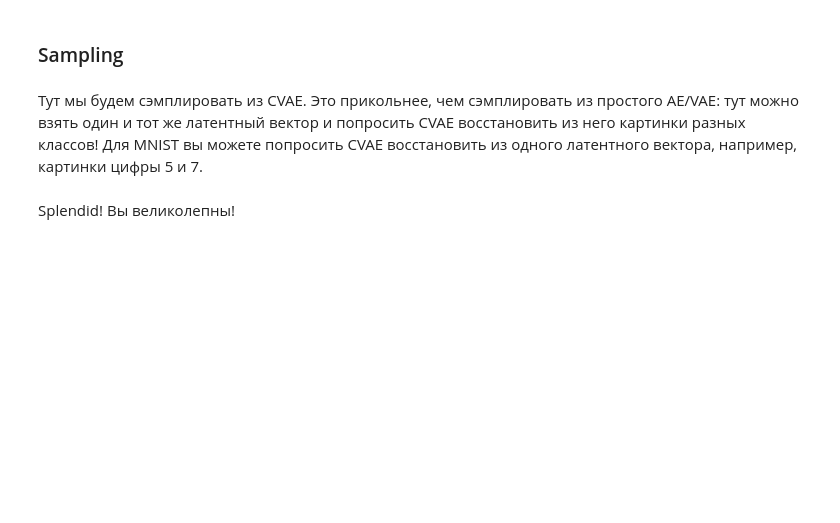
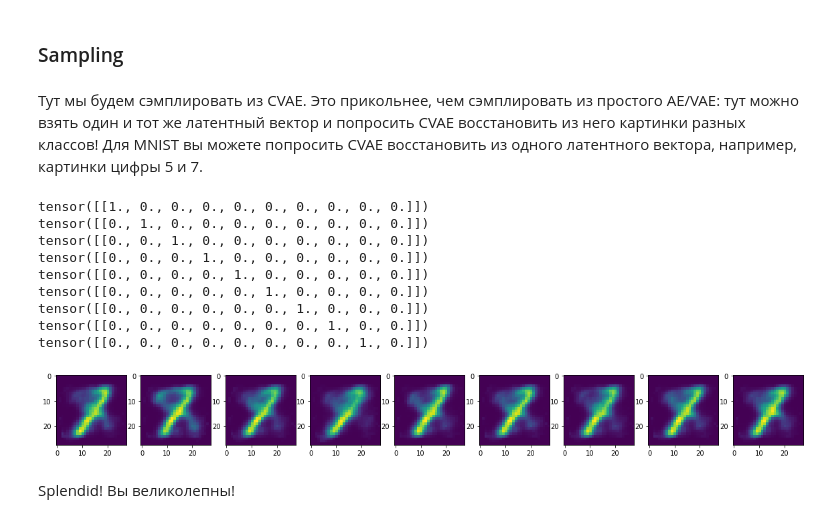
Before and after one commit to OlegTkhor/DLS_homework, a Jupyter notebook: [hw]autoencoders.ipynb, the cells around one changed output. Cells and saved outputs as stored; diff of their text form; code cells hidden in the pictures; blank space fills up the shorter version.

```diff
--- a/[hw]autoencoders.ipynb
+++ b/[hw]autoencoders.ipynb
@@ -704,3 +798,31 @@ class CVAE(nn.Module):
+# %%
+# вспомните про замечание из этого же пункта обычного AE про распределение латентных переменных
+fig = plt.figure(figsize=(20,20))
+ax = []
+z = np.array([np.random.normal(0, 1, 10) for i in range(10)])
+z = torch.Tensor(z[2:3])
+eye = torch.eye(10)
+for i in range(9):
+  ax.append(fig.add_subplot(191 + i))
+  class_num = eye[i].view(1,10)
+  pic = torch.cat((z, class_num), 1)
+
+  pic = model.decode(z=pic, class_num=class_num).view(28,28)
+
+  pic = pic.detach().numpy()
+  ax[-1].imshow(pic)
+  print(class_num)
+# %% [output]
+tensor([[1., 0., 0., 0., 0., 0., 0., 0., 0., 0.]])
+tensor([[0., 1., 0., 0., 0., 0., 0., 0., 0., 0.]])
+tensor([[0., 0., 1., 0., 0., 0., 0., 0., 0., 0.]])
+tensor([[0., 0., 0., 1., 0., 0., 0., 0., 0., 0.]])
+tensor([[0., 0., 0., 0., 1., 0., 0., 0., 0., 0.]])
+tensor([[0., 0., 0., 0., 0., 1., 0., 0., 0., 0.]])
+tensor([[0., 0., 0., 0., 0., 0., 1., 0., 0., 0.]])
+tensor([[0., 0., 0., 0., 0., 0., 0., 1., 0., 0.]])
+tensor([[0., 0., 0., 0., 0., 0., 0., 0., 1., 0.]])
+[figure, added]
 # %% [markdown]
 Splendid! Вы великолепны!
 # %% [markdown]
```
Also changed, not shown: parts of 9 cells of this notebook.
